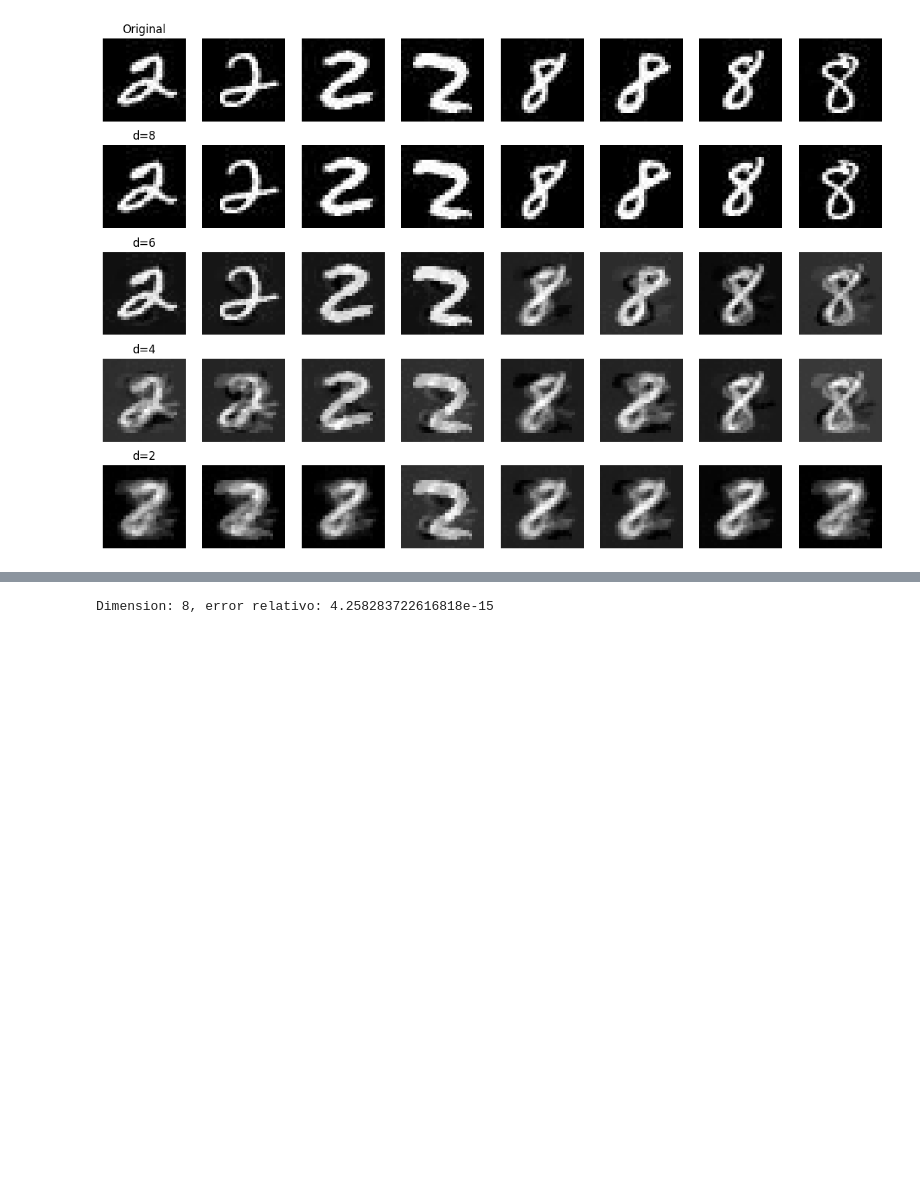
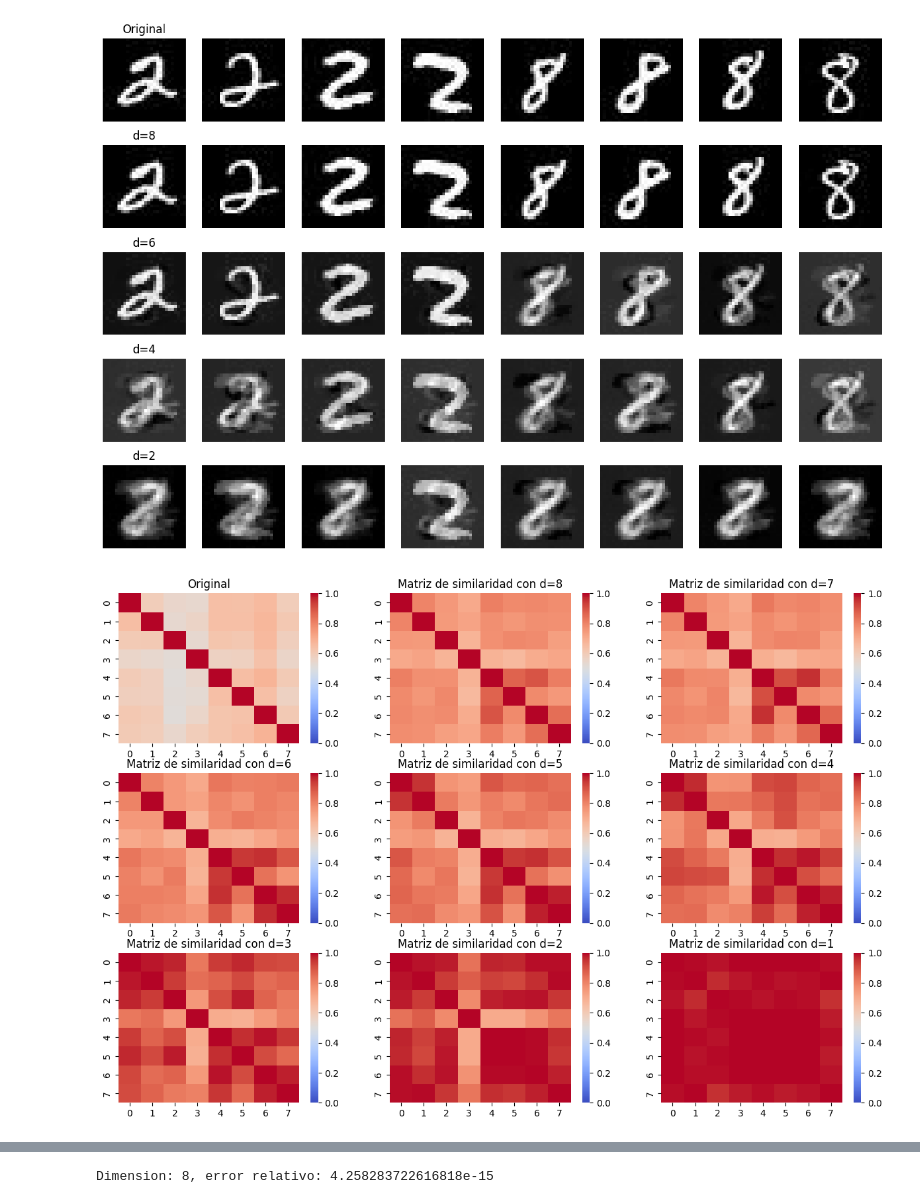
Before and after one commit to lucasU1969/tp_m-todos_2, a Jupyter notebook: punto2.ipynb, the cells around one changed output, grey strips where cells are left out. Cells and saved outputs as stored; diff of their text form; code cells hidden in the pictures; blank space fills up the shorter version.

```diff
--- a/punto2.ipynb
+++ b/punto2.ipynb
@@ -165,4 +165,21 @@ show_images_multiple_reconstructions(images_matrix_02, reconstructed_images_list
 # %% [output]
 [figure]
 [figure]
+# %%
+#Matrices de similaridad
+sigma = calculate_sigma(images_matrix_02)
+similarity_matrices_02 = [similarity_matrix(images_matrix_02, sigma)]
+
+for reconstructed_images in reconstructed_images_list_02:
+    similarity_matrices_02.append(similarity_matrix(reconstructed_images, sigma))
+titles = ['Original'] + [f'Matriz de similaridad con d={d}' for d in components_list_02]
+plt.figure(figsize=(15, 10))
+
+for i, sim_matrix in enumerate(similarity_matrices_02):
+    plt.subplot(3, 3, i + 1)
+    sns.heatmap(sim_matrix, cmap='coolwarm', vmin=0, vmax=1)
+    plt.title(titles[i])
+plt.show()
+# %% [output]
+[figure, added]
 # %%
```
Also changed, not shown: parts of 2 cells of this notebook.
